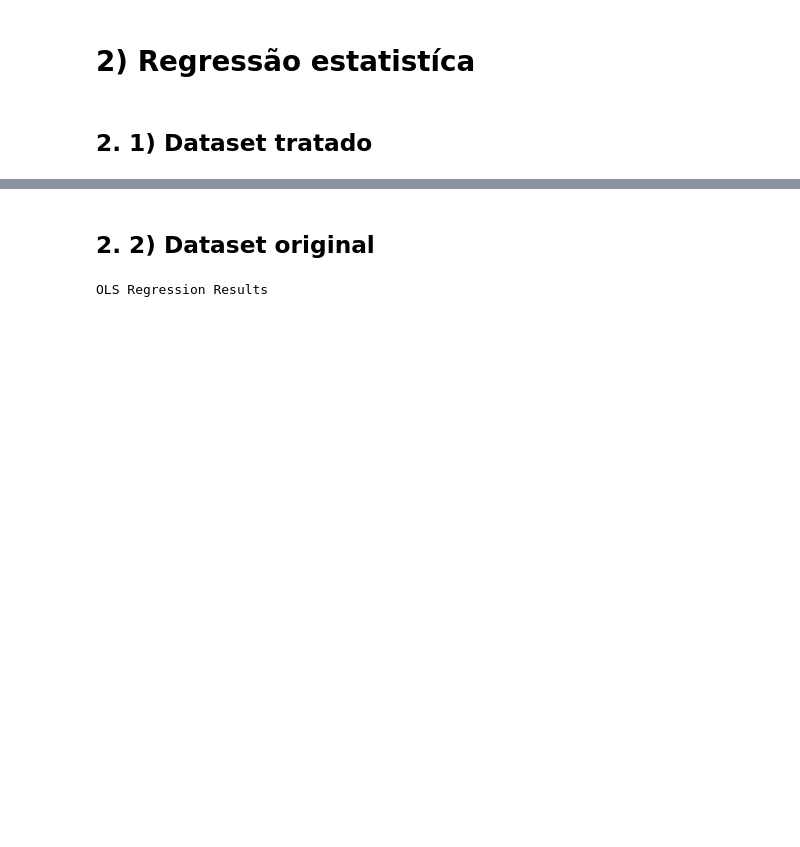
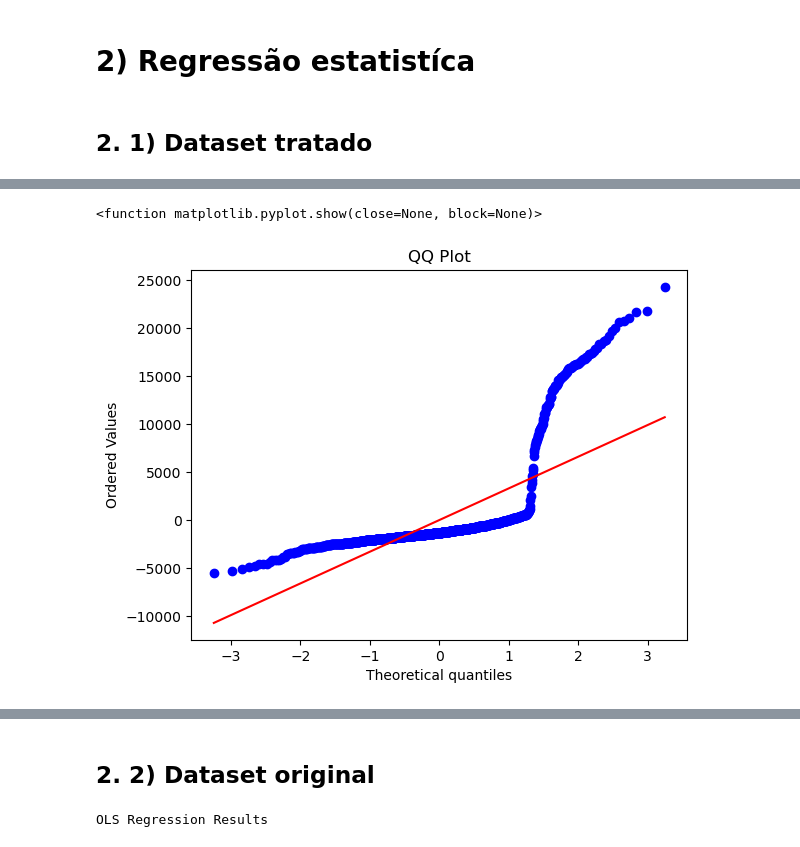
Before and after one commit to vaneza-novais/statistical-inference-vs-ml-regression, a Jupyter notebook: medical-insurance-cost.ipynb, the cells around one changed output, grey strips where cells are left out. Cells and saved outputs as stored; diff of their text form; code cells hidden in the pictures; blank space fills up the shorter version.

```diff
--- a/medical-insurance-cost.ipynb
+++ b/medical-insurance-cost.ipynb
@@ -352,0 +378,7 @@ Notes:
+# %%
+stats.probplot(results.resid, dist = "norm", plot = plt)
+plt.title("QQ Plot")
+plt.show
+# %% [output]
+<function matplotlib.pyplot.show(close=None, block=None)>
+[figure, added]
```
Also changed, not shown: parts of 24 cells of this notebook.
